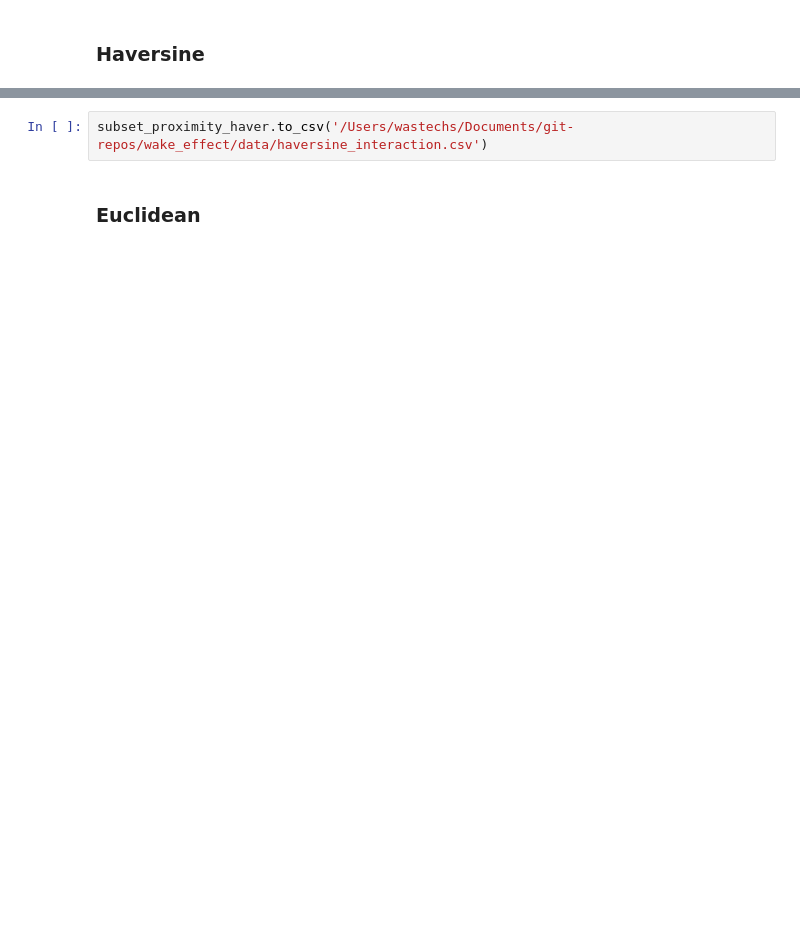
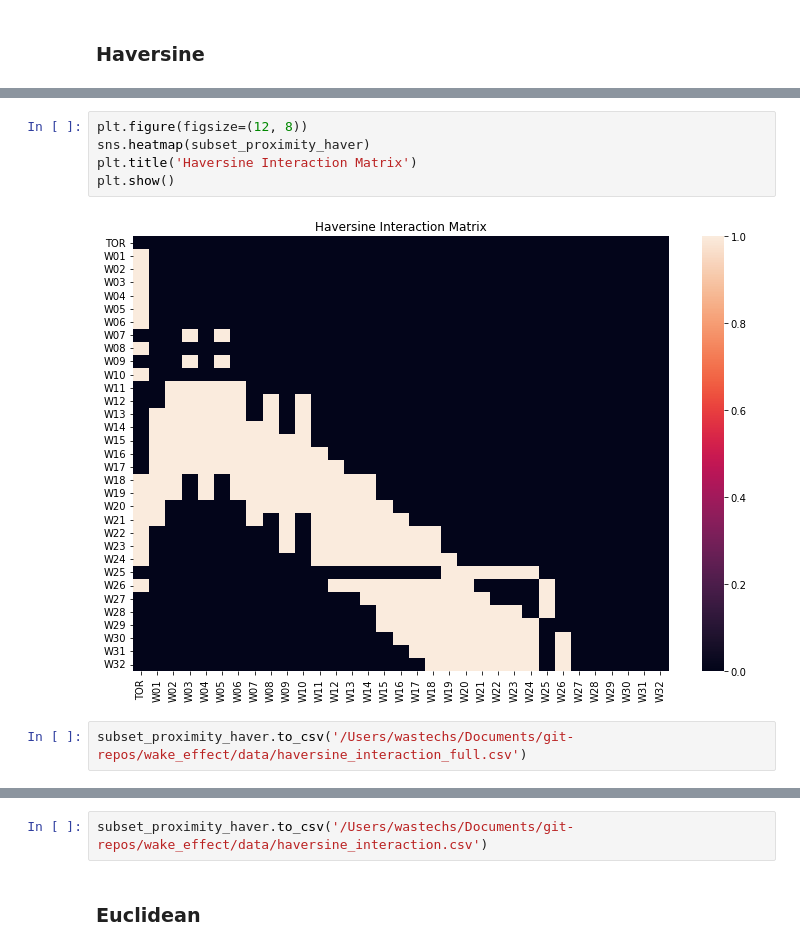
Before and after one commit to GStechschulte/wake_effect, a Jupyter notebook: turbine_distances/turbine_distances.ipynb, the cells around one changed output, grey strips where cells are left out. Cells and saved outputs as stored; diff of their text form; blank space fills up the shorter version.

Commit message:
class for creating interaction matrix

```diff
--- a/turbine_distances/turbine_distances.ipynb
+++ b/turbine_distances/turbine_distances.ipynb
@@ -59,6 +63,15 @@ haversine_df = pd.DataFrame(
 subset_proximity_haver = haversine_df[(haversine_df <= 1875) & (haversine_df > 625)]
 subset_proximity_haver.fillna(value=0, inplace=True)
 subset_proximity_haver[subset_proximity_haver > 0] = 1
+# %%
+plt.figure(figsize=(12, 8))
+sns.heatmap(subset_proximity_haver)
+plt.title('Haversine Interaction Matrix')
+plt.show()
+# %% [output]
+[figure, added]
+# %%
+subset_proximity_haver.to_csv('/Users/wastechs/Documents/git-repos/wake_effect/data/haversine_interaction_full.csv')
 # %%
 haversine = DistanceMetric.get_metric('haversine')
 
```
Also changed, not shown: parts of 10 cells of this notebook, 3 other files.
